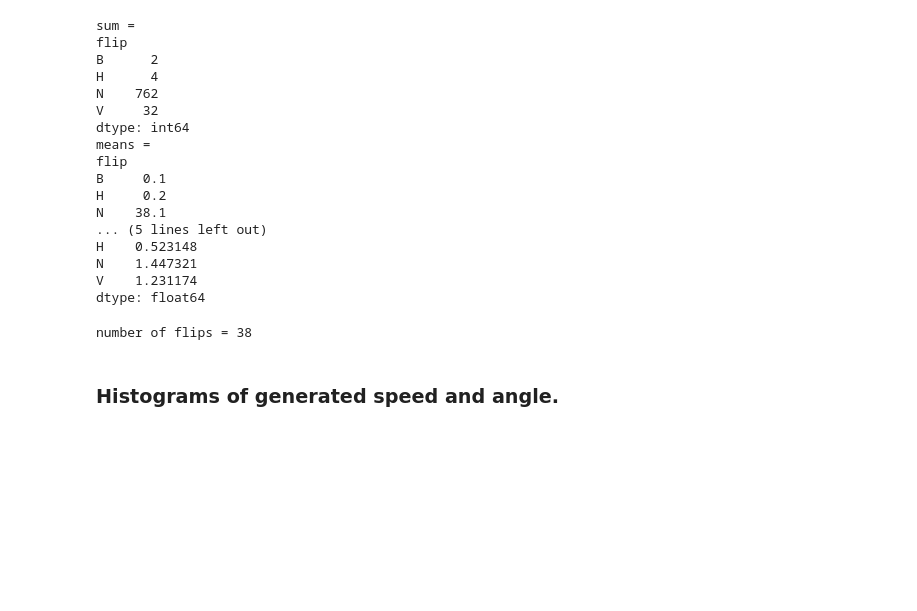
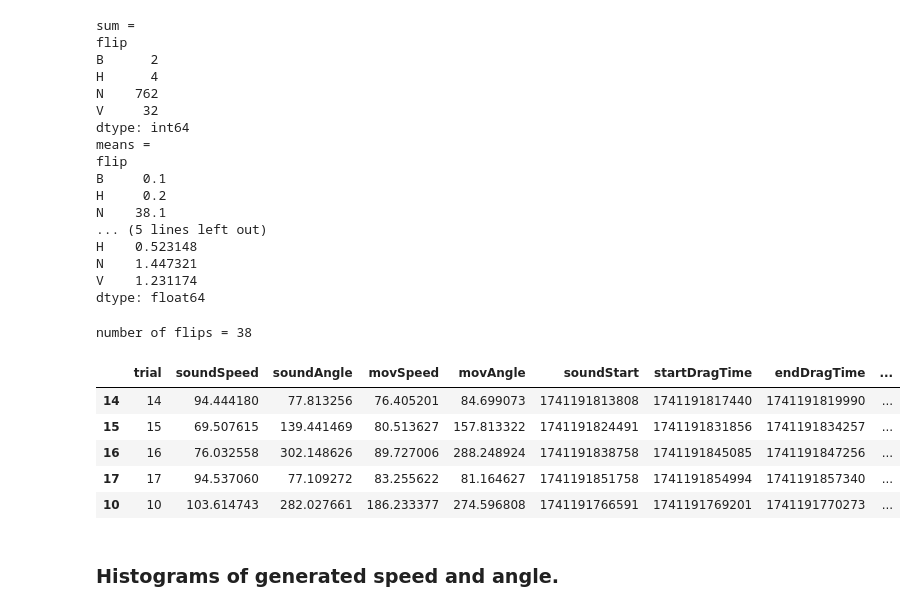
Before and after one commit to bellinux/onebutton, a Jupyter notebook: SpeedAsRhythm/analysis.ipynb, the cells around one changed output. Saved outputs shown, nothing was run; the diff lists cells and outputs as text; code cells hidden in the pictures; blank space fills up the shorter version.

```diff
--- a/SpeedAsRhythm/analysis.ipynb
+++ b/SpeedAsRhythm/analysis.ipynb
@@ -223,6 +224,15 @@ dfN = df.loc[df['flip'] == 'N']
 print("number of flips = %2d" % (len(df) - len(dfN)))
 # %% [output]
 number of flips = 38
+# %%
+dfN.tail()
+# %% [output]
+|  | trial | soundSpeed | soundAngle | movSpeed | movAngle | soundStart | startDragTime | endDragTime | ... |
+| 14 | 14 | 94.444180 | 77.813256 | 76.405201 | 84.699073 | 1741191813808 | 1741191817440 | 1741191819990 | ... |
+| 15 | 15 | 69.507615 | 139.441469 | 80.513627 | 157.813322 | 1741191824491 | 1741191831856 | 1741191834257 | ... |
+| 16 | 16 | 76.032558 | 302.148626 | 89.727006 | 288.248924 | 1741191838758 | 1741191845085 | 1741191847256 | ... |
+| 17 | 17 | 94.537060 | 77.109272 | 83.255622 | 81.164627 | 1741191851758 | 1741191854994 | 1741191857340 | ... |
+| 10 | 10 | 103.614743 | 282.027661 | 186.233377 | 274.596808 | 1741191766591 | 1741191769201 | 1741191770273 | ... |
 # %% [markdown]
 ### Histograms of generated speed and angle.
 # %%
```
Also changed, not shown: parts of 10 cells of this notebook, 1 other file.
